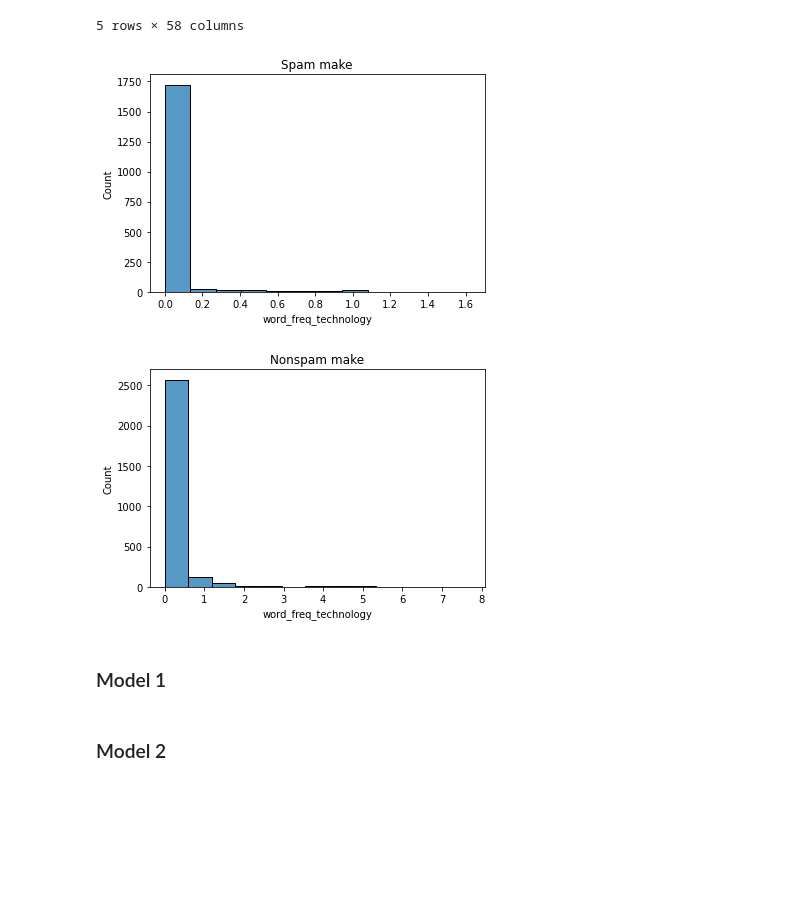
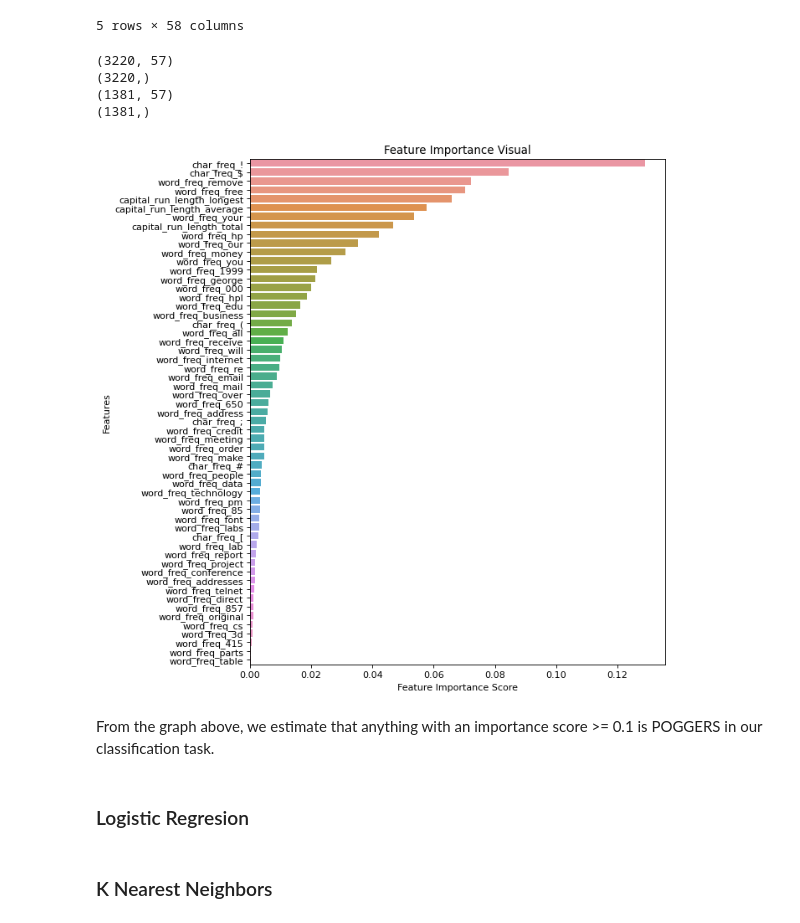
Before and after one commit to rwillett9/spam_classifier, a Jupyter notebook: spam_classifier.ipynb, the cells around one changed output. Cells and saved outputs as stored; diff of their text form; code cells hidden in the pictures; blank space fills up the shorter version.

Commit message:
visualized importance of features

```diff
--- a/spam_classifier.ipynb
+++ b/spam_classifier.ipynb
@@ -26,30 +30,44 @@ for index, row in data.iterrows():
             float(val)
         except:
             raise Exception('Non number value')
+# %%
+### SPLIT DATA INTO TRAINING/TESTING DATA
+# first, split into x/y data
+X = []
+for (col_name, col_data) in data.iteritems():
+    if col_name != 'spam':
+        X.append(col_data)
+X = np.array(X).T
+Y = np.array(data['spam'])
+X_train, X_test, Y_train, Y_test = sklearn.model_selection.train_test_split(X, Y, train_size=.7)
+print(X_train.shape)
+print(Y_train.shape)
+print(X_test.shape)
+print(Y_test.shape)
+# %% [output]
+(3220, 57)
+(3220,)
+(1381, 57)
+(1381,)
 # %%
 ### FIND IMPORTANT COLUMNS
-# split spam vs nonspam data
-spam_data, nonspam_data = [x for _, x in data.groupby(data['spam'] != 1)]
-# spam_data = data['spam'] == 1
-# nonspame_data = data['spam'] == 0
+from sklearn.ensemble import RandomForestClassifier
 
-spam_data = spam_data.reset_index()
-nonspam_data = nonspam_data.reset_index()
+clf = RandomForestClassifier()
+clf.fit(X_train, Y_train)
+feature_imp = pd.Series(clf.feature_importances_,index=[col for col in data.columns if col != 'spam']).sort_values(ascending=False)
 # %%
-# use seaborn to create histogram
-import seaborn as sea
-import matplotlib.pyplot as plt
-
-for d in [spam_data, nonspam_data]:
-    sea.histplot(data=d, x='word_freq_technology')
-    title = ''
-    title += 'Spam ' if d['spam'][1] == 1 else 'Nonspam '
-    title += 'make'
-    plt.title(title)
-    plt.show()
+# visualize importances with bargraph
+plt.figure(figsize=(8,10), dpi=80)
+sns.barplot(x=feature_imp, y=feature_imp.index)
+plt.xlabel('Feature Importance Score')
+plt.ylabel('Features')
+plt.title('Feature Importance Visual')
+plt.show()
 # %% [output]
-[figure, old version]
+[figure, new version]
-[figure, removed]
+# %% [markdown]
+From the graph above, we estimate that anything with an importance score >= 0.1 is POGGERS in our classification task.
 # %% [markdown]
-<h3>Model 1</h3>
+<h3>Logistic Regresion</h3>
 # %%
@@ -57,3 +75,3 @@ for d in [spam_data, nonspam_data]:
 # %% [markdown]
-<h3>Model 2</h3>
+<h3>K Nearest Neighbors</h3>
 # %%
```
Also changed, not shown: parts of 8 cells of this notebook.
